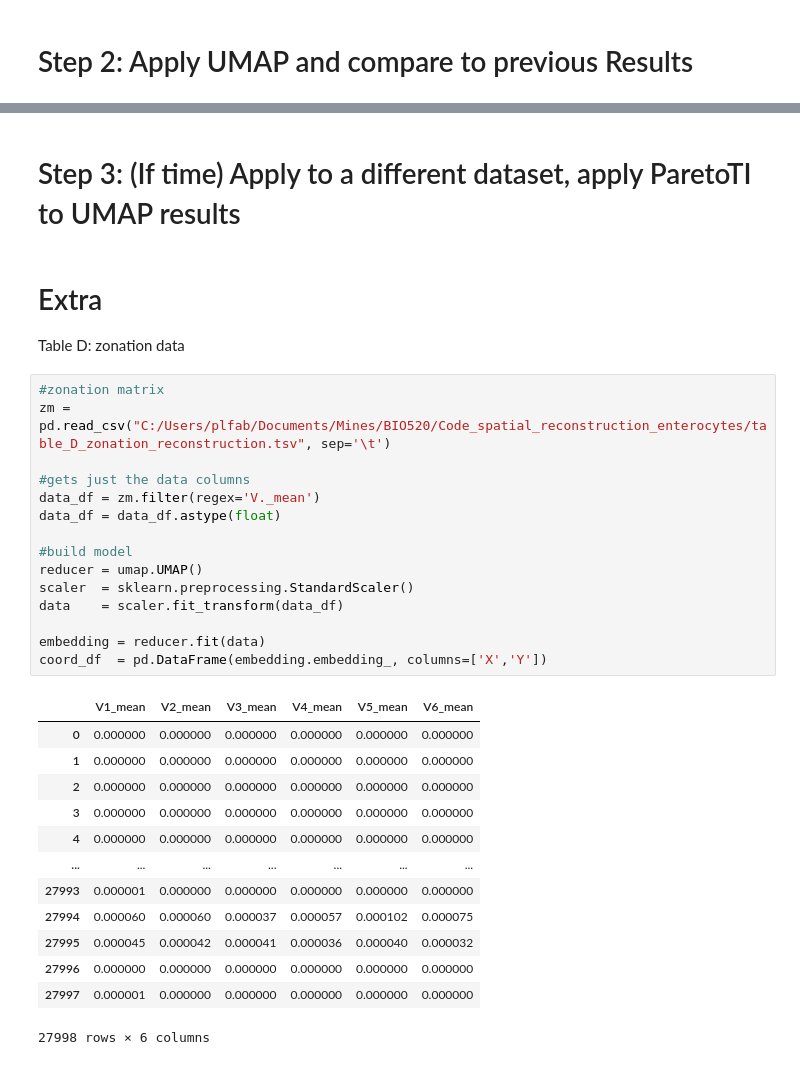
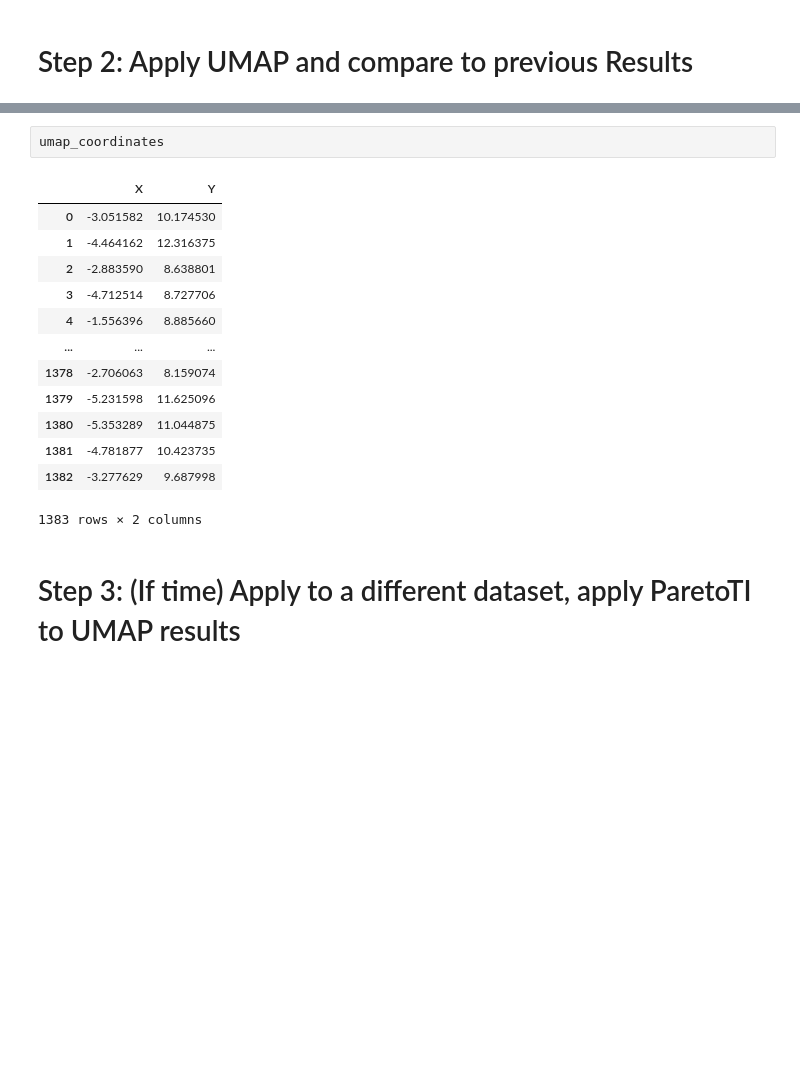
Before and after one commit to pfabianCSM/Code_spatial_reconstruction_enterocytes, a Jupyter notebook: umap_exploration.ipynb, the cells around one changed output, grey strips where cells are left out. Saved outputs shown, nothing was run; the diff lists cells and outputs as text; blank space fills up the shorter version.

```diff
--- a/umap_exploration.ipynb
+++ b/umap_exploration.ipynb
@@ -68,34 +205,18 @@ plt.show()
+# %%
+umap_coordinates
+# %% [output]
+|  | X | Y |
+| 0 | -3.051582 | 10.174530 |
+| 1 | -4.464162 | 12.316375 |
+| 2 | -2.883590 | 8.638801 |
+| 3 | -4.712514 | 8.727706 |
+| 4 | -1.556396 | 8.885660 |
+| ... | ... | ... |
+| 1378 | -2.706063 | 8.159074 |
+| 1379 | -5.231598 | 11.625096 |
+| 1380 | -5.353289 | 11.044875 |
+| 1381 | -4.781877 | 10.423735 |
+| 1382 | -3.277629 | 9.687998 |
+1383 rows × 2 columns
 # %% [markdown]
 # Step 3: (If time) Apply to a different dataset, apply ParetoTI to UMAP results
-# %% [markdown]
-# Extra
-Table D: zonation data
-# %%
-#zonation matrix
-zm = pd.read_csv("C:/Users/plfab/Documents/Mines/BIO520/Code_spatial_reconstruction_enterocytes/table_D_zonation_reconstruction.tsv", sep='\t')
-
-#gets just the data columns
-data_df = zm.filter(regex='V._mean')
-data_df = data_df.astype(float)
-
-#build model
-reducer = umap.UMAP()
-scaler  = sklearn.preprocessing.StandardScaler()
-data    = scaler.fit_transform(data_df)
-
-embedding = reducer.fit(data)
-coord_df  = pd.DataFrame(embedding.embedding_, columns=['X','Y'])
-# %% [output]
-|  | V1_mean | V2_mean | V3_mean | V4_mean | V5_mean | V6_mean |
-| 0 | 0.000000 | 0.000000 | 0.000000 | 0.000000 | 0.000000 | 0.000000 |
-| 1 | 0.000000 | 0.000000 | 0.000000 | 0.000000 | 0.000000 | 0.000000 |
-| 2 | 0.000000 | 0.000000 | 0.000000 | 0.000000 | 0.000000 | 0.000000 |
-| 3 | 0.000000 | 0.000000 | 0.000000 | 0.000000 | 0.000000 | 0.000000 |
-| 4 | 0.000000 | 0.000000 | 0.000000 | 0.000000 | 0.000000 | 0.000000 |
-| ... | ... | ... | ... | ... | ... | ... |
-| 27993 | 0.000001 | 0.000000 | 0.000000 | 0.000000 | 0.000000 | 0.000000 |
-| 27994 | 0.000060 | 0.000060 | 0.000037 | 0.000057 | 0.000102 | 0.000075 |
-| 27995 | 0.000045 | 0.000042 | 0.000041 | 0.000036 | 0.000040 | 0.000032 |
-| 27996 | 0.000000 | 0.000000 | 0.000000 | 0.000000 | 0.000000 | 0.000000 |
-| 27997 | 0.000001 | 0.000000 | 0.000000 | 0.000000 | 0.000000 | 0.000000 |
-27998 rows × 6 columns
```
Also changed, not shown: parts of 17 cells of this notebook.
